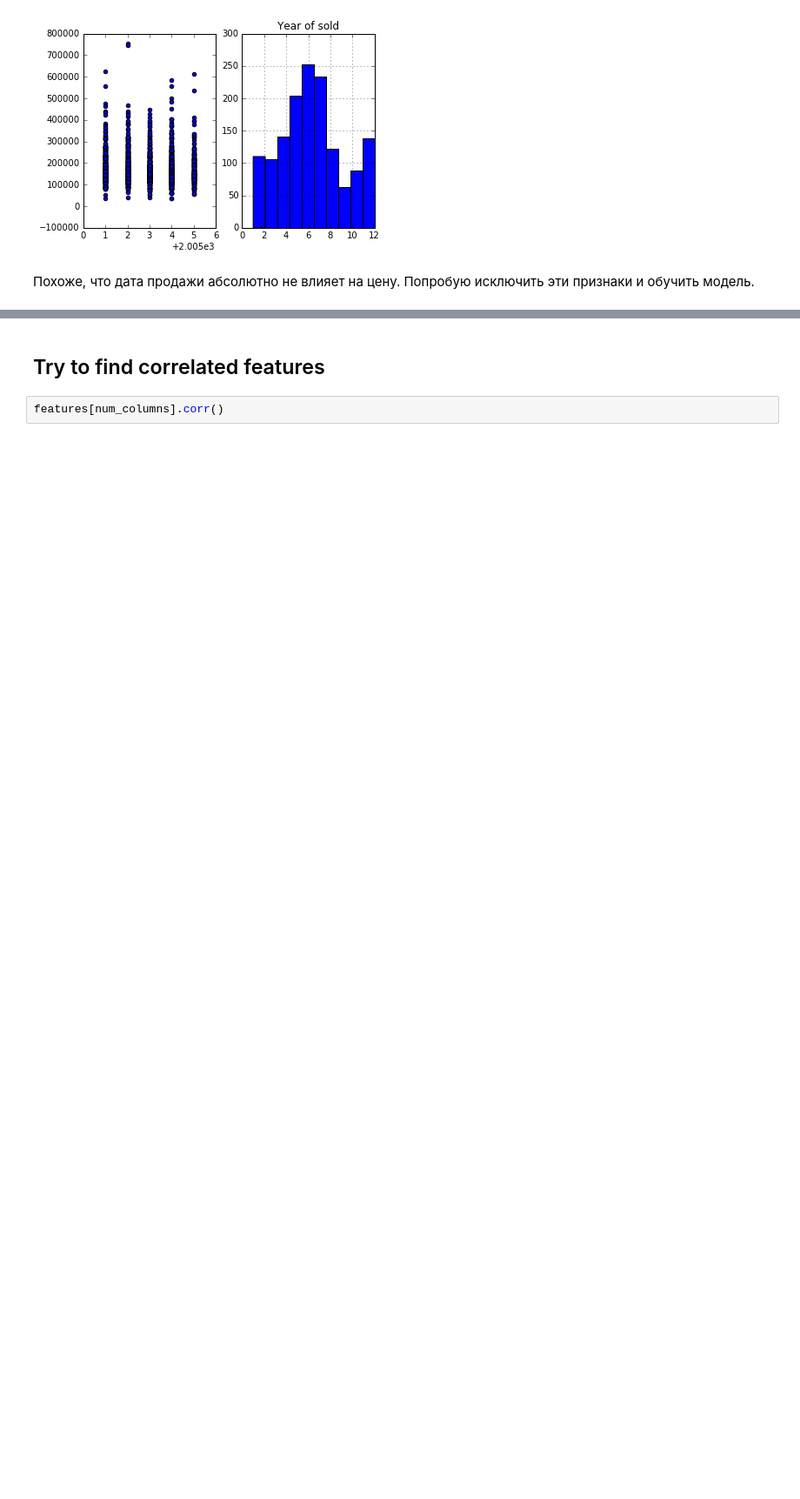
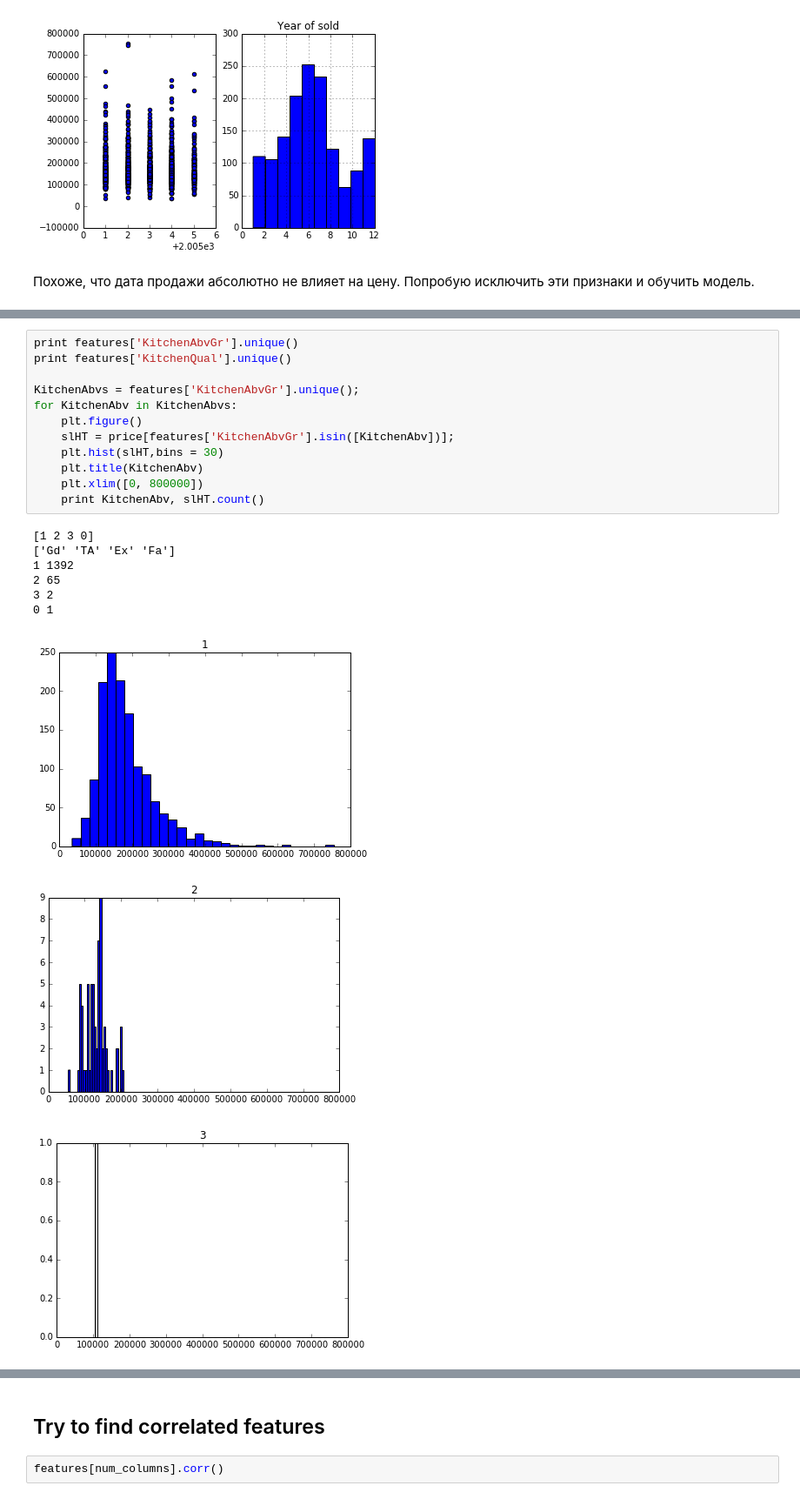
Before and after one commit to PhySci/ML_house_selling, a Jupyter notebook: Regression.ipynb, the cells around one changed output, grey strips where cells are left out. Shown at 87% size. Drawn from its saved outputs; the diff is of its cells as text; blank space fills up the shorter version.

```diff
--- a/Regression.ipynb
+++ b/Regression.ipynb
@@ -237,0 +356,22 @@ plt.title('Year of sold');
+# %%
+print features['KitchenAbvGr'].unique()
+print features['KitchenQual'].unique()
+
+KitchenAbvs = features['KitchenAbvGr'].unique();
+for KitchenAbv in KitchenAbvs:
+    plt.figure()
+    slHT = price[features['KitchenAbvGr'].isin([KitchenAbv])];
+    plt.hist(slHT,bins = 30)
+    plt.title(KitchenAbv)
+    plt.xlim([0, 800000])
+    print KitchenAbv, slHT.count()
+# %% [output]
+[1 2 3 0]
+['Gd' 'TA' 'Ex' 'Fa']
+1 1392
+2 65
+3 2
+0 1
+[figure, added]
+[figure, added]
+[figure, added]
```
Also changed, not shown: parts of 22 cells of this notebook, 1 other file.
